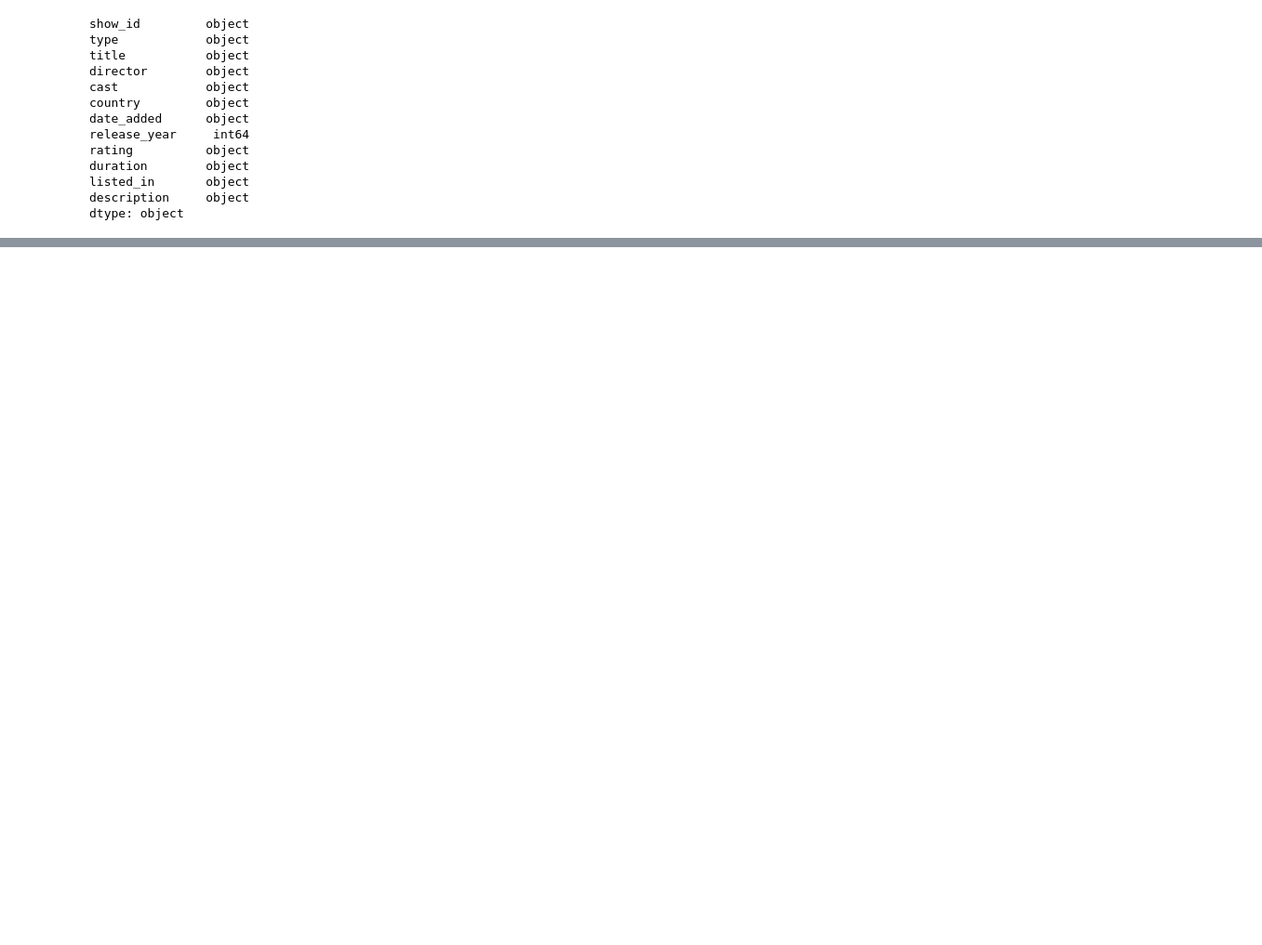
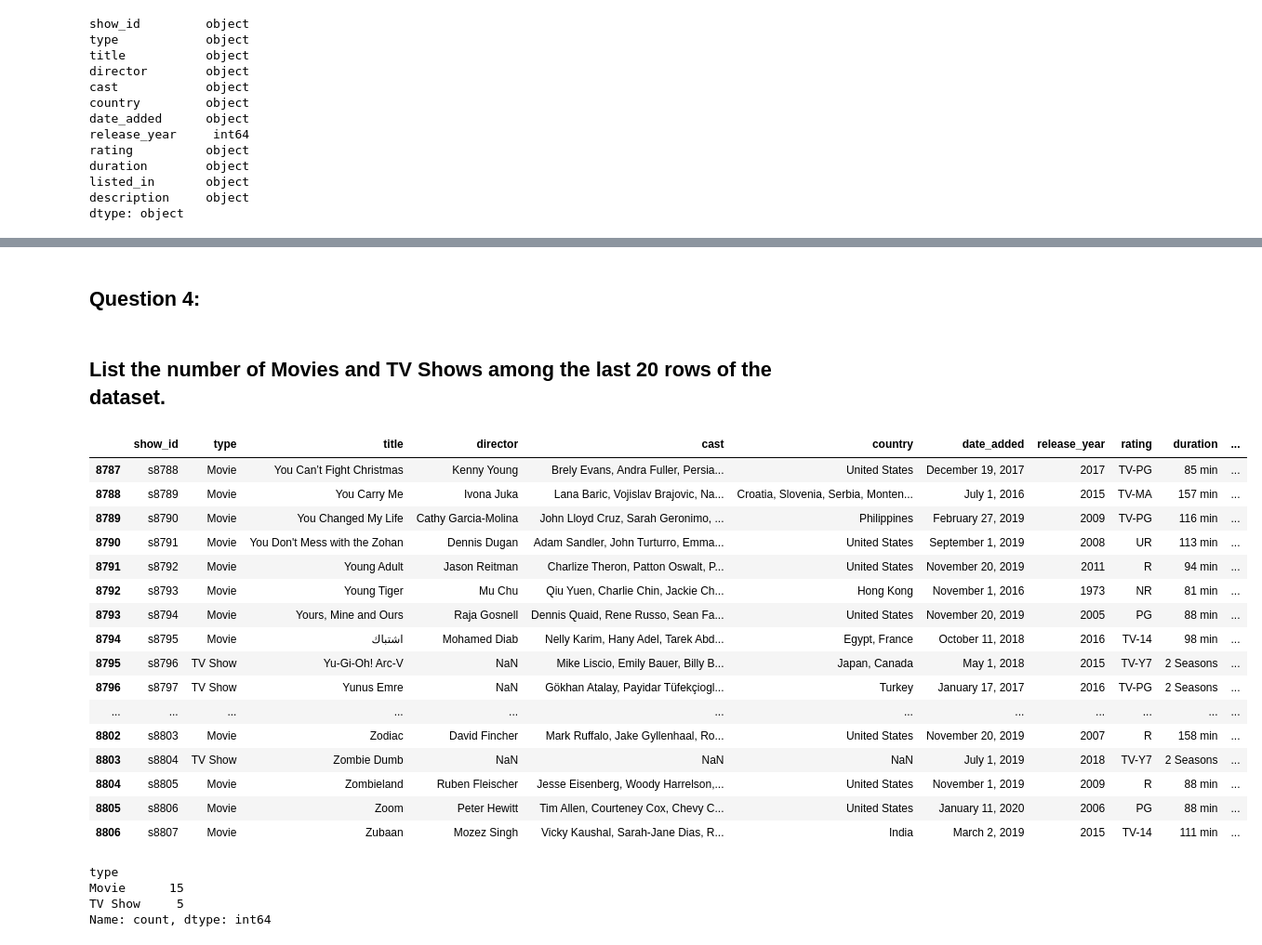
Before and after one commit to DengAchiek/Data-Scrubbing, a Jupyter notebook: Netflix_Titles_Data_Cleaning.ipynb, the cells around one changed output, grey strips where cells are left out. Shown at 93% size. Drawn from its saved outputs; the diff is of its cells as text; code cells hidden in the pictures; blank space fills up the shorter version.

```diff
--- a/Netflix_Titles_Data_Cleaning.ipynb
+++ b/Netflix_Titles_Data_Cleaning.ipynb
@@ -299,0 +103,33 @@ Name: count, dtype: int64
+# %% [markdown]
+## Question 4:
+# %% [markdown]
+## List the number of Movies and TV Shows among the last 20 rows of the dataset.
+# %%
+# let's check the data
+data.tail(20)
+# %% [output]
+|  | show_id | type | title | director | cast | country | date_added | release_year | rating | duration | ... |
+| 8787 | s8788 | Movie | You Can’t Fight Christmas | Kenny Young | Brely Evans, Andra Fuller, Persia... | United States | December 19, 2017 | 2017 | TV-PG | 85 min | ... |
+| 8788 | s8789 | Movie | You Carry Me | Ivona Juka | Lana Baric, Vojislav Brajovic, Na... | Croatia, Slovenia, Serbia, Monten... | July 1, 2016 | 2015 | TV-MA | 157 min | ... |
+| 8789 | s8790 | Movie | You Changed My Life | Cathy Garcia-Molina | John Lloyd Cruz, Sarah Geronimo, ... | Philippines | February 27, 2019 | 2009 | TV-PG | 116 min | ... |
+| 8790 | s8791 | Movie | You Don't Mess with the Zohan | Dennis Dugan | Adam Sandler, John Turturro, Emma... | United States | September 1, 2019 | 2008 | UR | 113 min | ... |
+| 8791 | s8792 | Movie | Young Adult | Jason Reitman | Charlize Theron, Patton Oswalt, P... | United States | November 20, 2019 | 2011 | R | 94 min | ... |
+| 8792 | s8793 | Movie | Young Tiger | Mu Chu | Qiu Yuen, Charlie Chin, Jackie Ch... | Hong Kong | November 1, 2016 | 1973 | NR | 81 min | ... |
+| 8793 | s8794 | Movie | Yours, Mine and Ours | Raja Gosnell | Dennis Quaid, Rene Russo, Sean Fa... | United States | November 20, 2019 | 2005 | PG | 88 min | ... |
+| 8794 | s8795 | Movie | اشتباك | Mohamed Diab | Nelly Karim, Hany Adel, Tarek Abd... | Egypt, France | October 11, 2018 | 2016 | TV-14 | 98 min | ... |
+| 8795 | s8796 | TV Show | Yu-Gi-Oh! Arc-V | NaN | Mike Liscio, Emily Bauer, Billy B... | Japan, Canada | May 1, 2018 | 2015 | TV-Y7 | 2 Seasons | ... |
+| 8796 | s8797 | TV Show | Yunus Emre | NaN | Gökhan Atalay, Payidar Tüfekçiogl... | Turkey | January 17, 2017 | 2016 | TV-PG | 2 Seasons | ... |
+| ... | ... | ... | ... | ... | ... | ... | ... | ... | ... | ... | ... |
+| 8802 | s8803 | Movie | Zodiac | David Fincher | Mark Ruffalo, Jake Gyllenhaal, Ro... | United States | November 20, 2019 | 2007 | R | 158 min | ... |
+| 8803 | s8804 | TV Show | Zombie Dumb | NaN | NaN | NaN | July 1, 2019 | 2018 | TV-Y7 | 2 Seasons | ... |
+| 8804 | s8805 | Movie | Zombieland | Ruben Fleischer | Jesse Eisenberg, Woody Harrelson,... | United States | November 1, 2019 | 2009 | R | 88 min | ... |
+| 8805 | s8806 | Movie | Zoom | Peter Hewitt | Tim Allen, Courteney Cox, Chevy C... | United States | January 11, 2020 | 2006 | PG | 88 min | ... |
+| 8806 | s8807 | Movie | Zubaan | Mozez Singh | Vicky Kaushal, Sarah-Jane Dias, R... | India | March 2, 2019 | 2015 | TV-14 | 111 min | ... |
+# %%
+# Now count Movies vs TV Shows in those rows
+data.tail(20)['type'].value_counts()
+# %% [output]
+type
+Movie      15
+TV Show     5
+Name: count, dtype: int64
```
Also changed, not shown: parts of 61 cells of this notebook.
